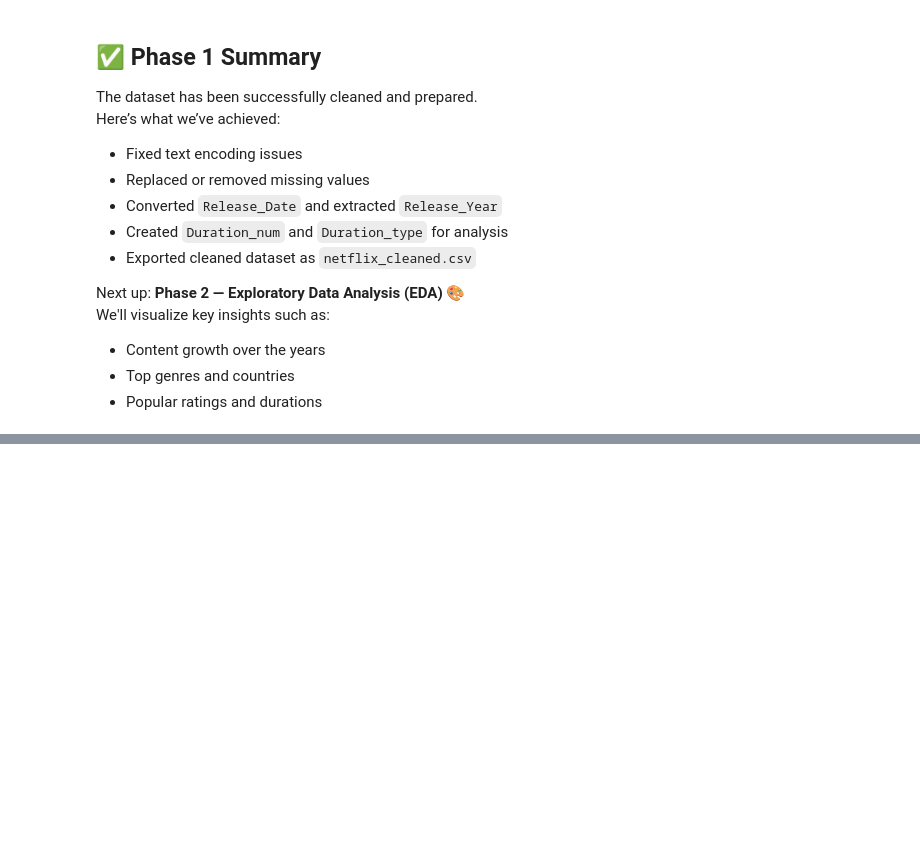
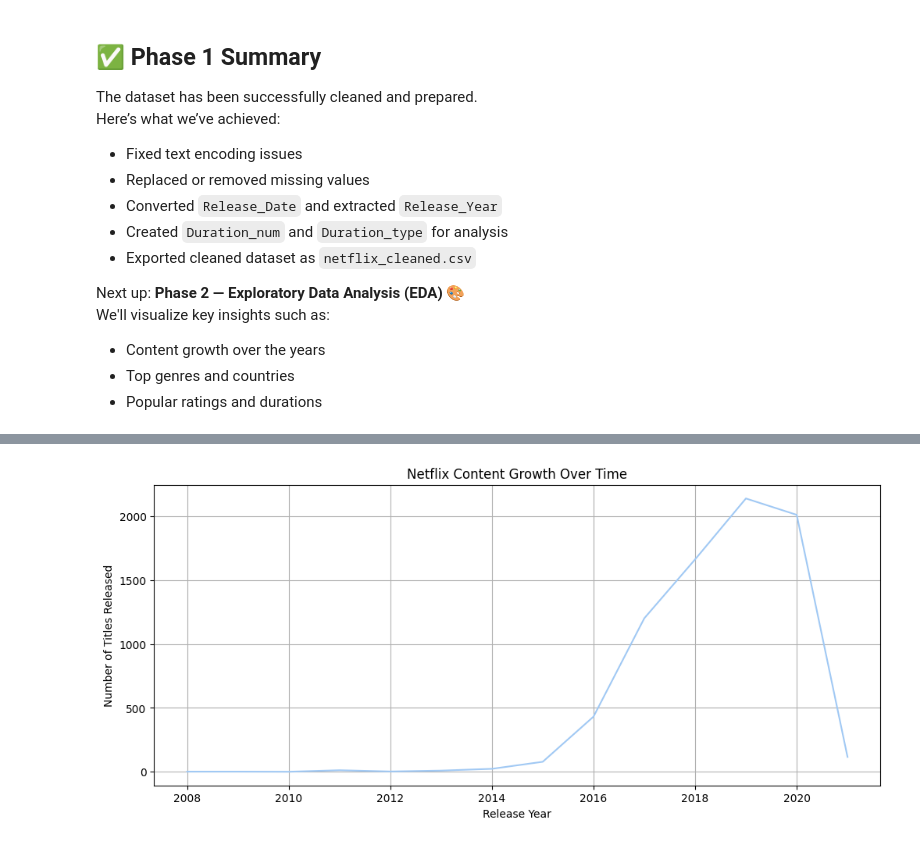
Before and after one commit to reijii23/netflix-eda, a Jupyter notebook: Project1_Netflix_EDA.ipynb, the cells around one changed output, grey strips where cells are left out. Saved outputs shown, nothing was run; the diff lists cells and outputs as text; code cells hidden in the pictures; blank space fills up the shorter version.

```diff
--- a/Project1_Netflix_EDA.ipynb
+++ b/Project1_Netflix_EDA.ipynb
@@ -172,0 +262,12 @@ We'll visualize key insights such as:
+# %%
+yearly_counts = df['Release_Year'].value_counts().sort_index()
+
+plt.figure(figsize=(12,5))
+sns.lineplot(x=yearly_counts.index, y=yearly_counts.values)
+plt.title("Netflix Content Growth Over Time")
+plt.xlabel("Release Year")
+plt.ylabel("Number of Titles Released")
+plt.grid(True)
+plt.show()
+# %% [output]
+[figure, added]
```
Also changed, not shown: parts of 10 cells of this notebook, 1 other file.
